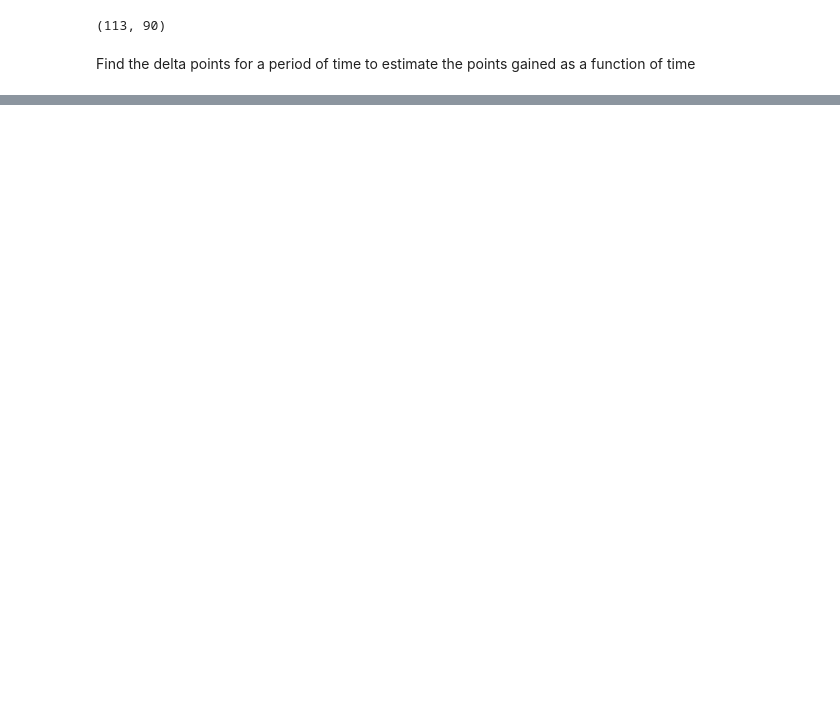
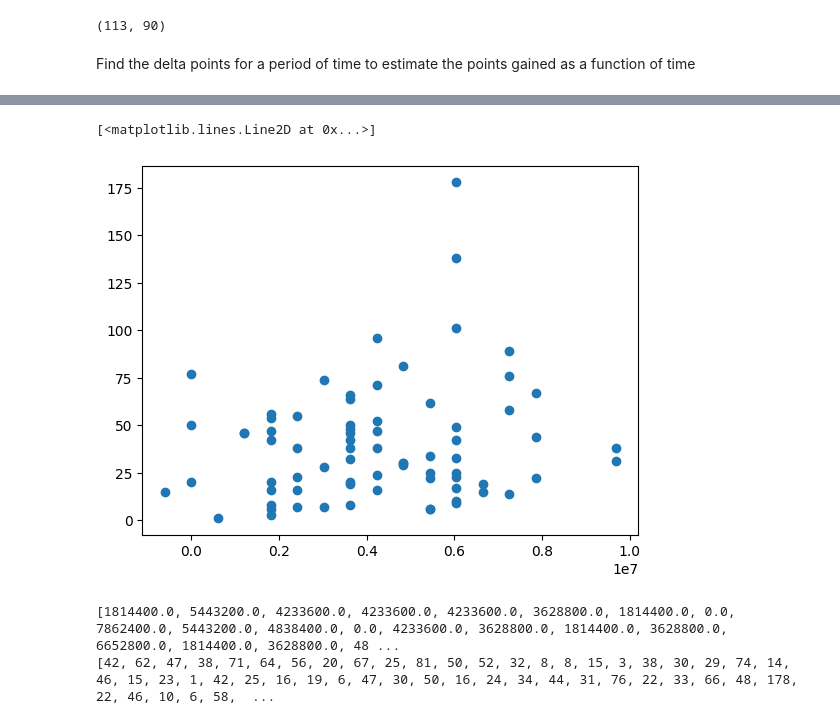
Before and after one commit to MattHandzel/TeamErrorError, a Jupyter notebook: Main/analyzeVexCompetitionData.ipynb, the cells around one changed output, grey strips where cells are left out. Cells and saved outputs as stored; diff of their text form; code cells hidden in the pictures; blank space fills up the shorter version.

```diff
--- a/Main/analyzeVexCompetitionData.ipynb
+++ b/Main/analyzeVexCompetitionData.ipynb
@@ -244,0 +256,27 @@ plt.show()
+# %%
+scores = []
+times = []
+for team in all_teams:
+  team_scores = [z[1] for z in all_teams[team]]
+  team_times = np.array([z[0] for z in all_teams[team]])
+
+  team_scores_unique = np.unique(team_scores)
+
+  team_times = team_times[np.array([team_scores.index(t) for t in team_scores_unique])]
+
+  team_scores = team_scores_unique
+  if len(team_scores) > 1:
+    for i in range(len(team_scores) - 1):
+      scores.append(team_scores[i + 1] - team_scores[i])
+      times.append(team_times[i + 1] - team_times[i])
+
+plt.plot(times, scores, "o")
+# %% [output]
+[<matplotlib.lines.Line2D at 0x...>]
+[figure, added]
+# %%
+print(times)
+print(scores)
+# %% [output]
+[1814400.0, 5443200.0, 4233600.0, 4233600.0, 4233600.0, 3628800.0, 1814400.0, 0.0, 7862400.0, 5443200.0, 4838400.0, 0.0, 4233600.0, 3628800.0, 1814400.0, 3628800.0, 6652800.0, 1814400.0, 3628800.0, 48 ...
+[42, 62, 47, 38, 71, 64, 56, 20, 67, 25, 81, 50, 52, 32, 8, 8, 15, 3, 38, 30, 29, 74, 14, 46, 15, 23, 1, 42, 25, 16, 19, 6, 47, 30, 50, 16, 24, 34, 44, 31, 76, 22, 33, 66, 48, 178, 22, 46, 10, 6, 58,  ...
```
Also changed, not shown: parts of 16 cells of this notebook, 2 other files.
